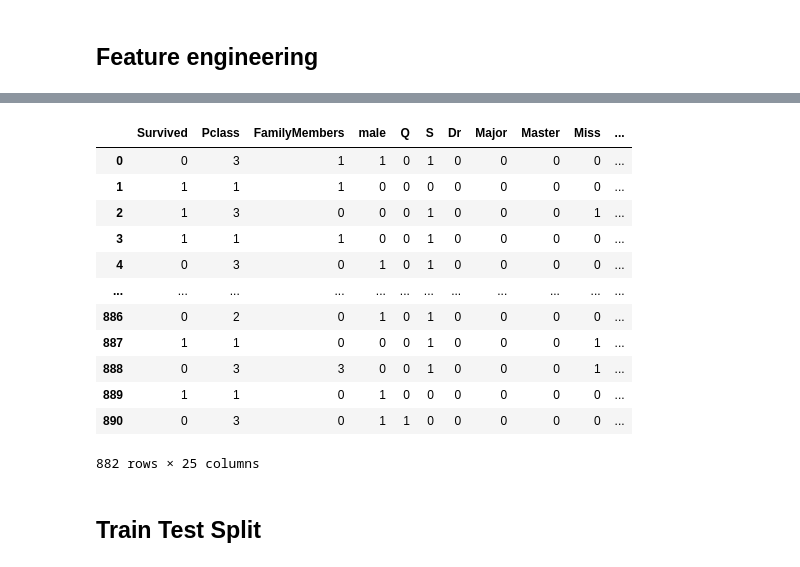
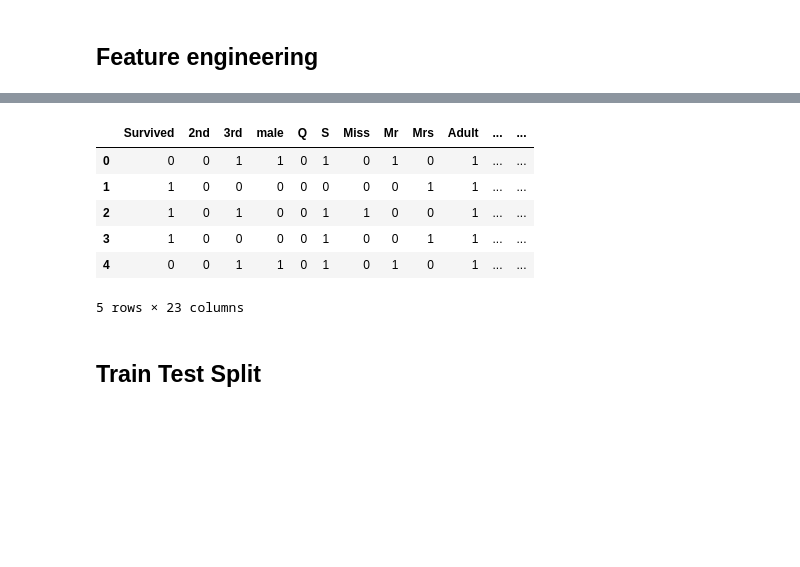
Before and after one commit to adamparkosidis/titanic-predictions-using-logistic-regression, a Jupyter notebook: Titanic - Predictions using Logistic Regression.ipynb, the cells around one changed output, grey strips where cells are left out. Drawn from its saved outputs; the diff is of its cells as text; code cells hidden in the pictures; blank space fills up the shorter version.

```diff
--- a/Titanic - Predictions using Logistic Regression.ipynb
+++ b/Titanic - Predictions using Logistic Regression.ipynb
@@ -408,3 +533,0 @@ train.drop('Cabin', axis=1, inplace=True)
-# %%
-# We decide to create a new column with the total number of family members
-train['FamilyMembers'] = train['SibSp'] + train['Parch']
@@ -451,3 +533,0 @@ Name: Salutation, dtype: int64
-# %%
-train=train[train["Salutation"].apply(lambda x: x in [' Col', ' Dr', ' Major',' Master', ' Miss',  ' Mr', ' Mrs', ' Ms', ' Rev'])]
-np.unique(train["Salutation"], return_counts=True)
@@ -471,13 +548,12 @@ Survived
 # %%
 # create dummy variables
 
-#ticket_first_char=pd.get_dummies(train['Ticket_first_char'],drop_first=True)
-
+pclass = pd.get_dummies(train['Pclass'],drop_first=True)
 sex=pd.get_dummies(train['Sex'],drop_first=True)
 embark=pd.get_dummies(train['Embarked'],drop_first=True)
 salutation = pd.get_dummies(train['Salutation'],drop_first=True)
 agegroup = pd.get_dummies(train['AgeGroup'],drop_first=True)
-familyMembers = pd.get_dummies(train['FamilyMembers'],drop_first=True)
+familySize = pd.get_dummies(train['FamilySize'],drop_first=True)
+ticket_first_char=pd.get_dummies(train['Ticket_first_char'],drop_first=True)
 # %%
-train = pd.concat([train,sex,embark,salutation,agegroup,familyMembers], axis=1)
-train.head()
+train = pd.concat([train,pclass,sex,embark,salutation,agegroup,familySize,ticket_first_char], axis=1)
@@ -492,21 +560,14 @@ train.head()
 # %%
-train.drop(['PassengerId','Name','Sex','Age','AgeGroup','SibSp','Parch','Ticket','Fare','Numeric_Tickets','Ticket_first_char','Embarked','Salutation'],axis=1,inplace=True)
+train.drop(['PassengerId','Fare','Pclass','Sex','Embarked','FamilySize','AgeGroup','Salutation','Ticket_first_char'],axis=1,inplace=True)
 train.head()
-train.dropna()
 # %% [output]
-|  | Survived | Pclass | FamilyMembers | male | Q | S | Dr | Major | Master | Miss | ... |
-| 0 | 0 | 3 | 1 | 1 | 0 | 1 | 0 | 0 | 0 | 0 | ... |
-| 1 | 1 | 1 | 1 | 0 | 0 | 0 | 0 | 0 | 0 | 0 | ... |
-| 2 | 1 | 3 | 0 | 0 | 0 | 1 | 0 | 0 | 0 | 1 | ... |
-| 3 | 1 | 1 | 1 | 0 | 0 | 1 | 0 | 0 | 0 | 0 | ... |
-| 4 | 0 | 3 | 0 | 1 | 0 | 1 | 0 | 0 | 0 | 0 | ... |
-| ... | ... | ... | ... | ... | ... | ... | ... | ... | ... | ... | ... |
-| 886 | 0 | 2 | 0 | 1 | 0 | 1 | 0 | 0 | 0 | 0 | ... |
-| 887 | 1 | 1 | 0 | 0 | 0 | 1 | 0 | 0 | 0 | 1 | ... |
-| 888 | 0 | 3 | 3 | 0 | 0 | 1 | 0 | 0 | 0 | 1 | ... |
-| 889 | 1 | 1 | 0 | 1 | 0 | 0 | 0 | 0 | 0 | 0 | ... |
-| 890 | 0 | 3 | 0 | 1 | 1 | 0 | 0 | 0 | 0 | 0 | ... |
+|  | Survived | 2nd | 3rd | male | Q | S | Miss | Mr | Mrs | Adult | ... | ... |
+| 0 | 0 | 0 | 1 | 1 | 0 | 1 | 0 | 1 | 0 | 1 | ... | ... |
+| 1 | 1 | 0 | 0 | 0 | 0 | 0 | 0 | 0 | 1 | 1 | ... | ... |
+| 2 | 1 | 0 | 1 | 0 | 0 | 1 | 1 | 0 | 0 | 1 | ... | ... |
+| 3 | 1 | 0 | 0 | 0 | 0 | 1 | 0 | 0 | 1 | 1 | ... | ... |
+| 4 | 0 | 0 | 1 | 1 | 0 | 1 | 0 | 1 | 0 | 1 | ... | ... |
-882 rows × 25 columns
+5 rows × 23 columns
 # %% [markdown]
 ## Train Test Split
 # %%
```
Also changed, not shown: parts of 96 cells of this notebook.
